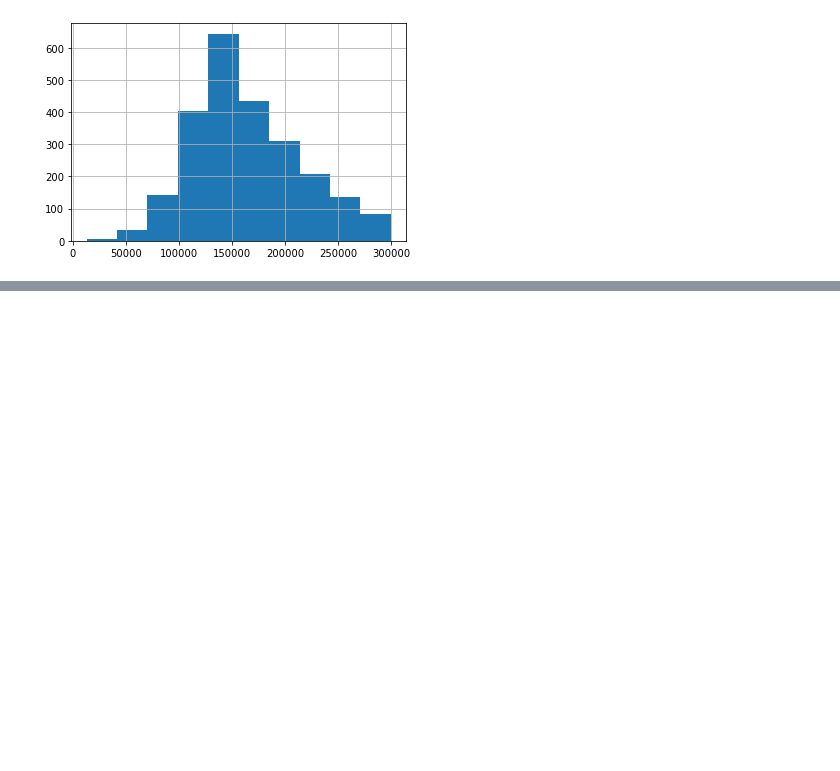
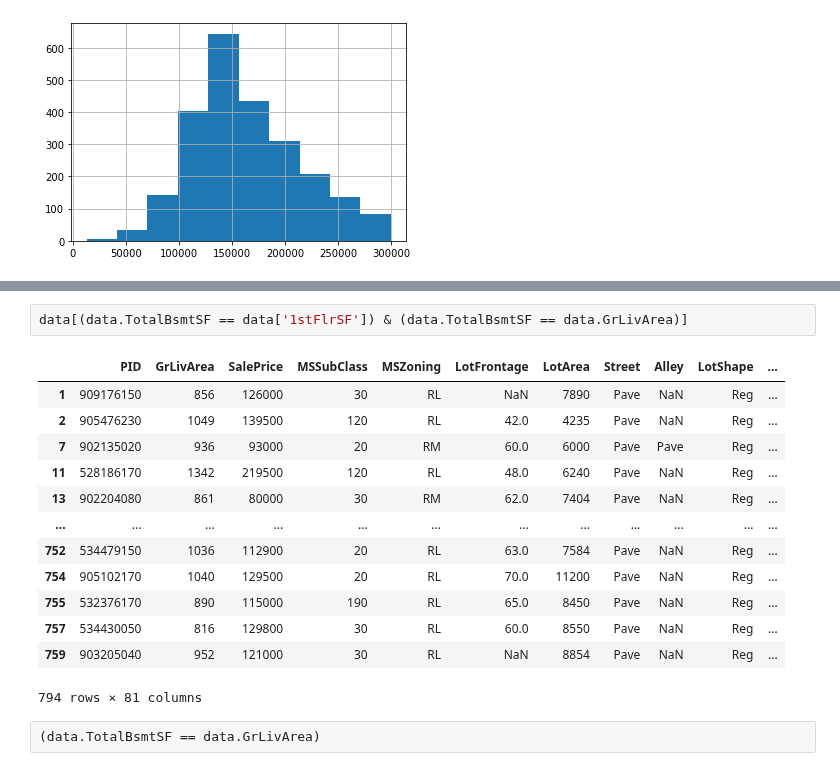
Before and after one commit to djhang99/housing_prices, a Jupyter notebook: Hugh_Goode/Test_Func.ipynb, the cells around one changed output, grey strips where cells are left out. Saved outputs shown, nothing was run; the diff lists cells and outputs as text; blank space fills up the shorter version.

```diff
--- a/Hugh_Goode/Test_Func.ipynb
+++ b/Hugh_Goode/Test_Func.ipynb
@@ -78,0 +95,18 @@ y[y < 300000].hist()
+# %%
+data[(data.TotalBsmtSF == data['1stFlrSF']) & (data.TotalBsmtSF == data.GrLivArea)]
+# %% [output]
+|  | PID | GrLivArea | SalePrice | MSSubClass | MSZoning | LotFrontage | LotArea | Street | Alley | LotShape | ... |
+| 1 | 909176150 | 856 | 126000 | 30 | RL | NaN | 7890 | Pave | NaN | Reg | ... |
+| 2 | 905476230 | 1049 | 139500 | 120 | RL | 42.0 | 4235 | Pave | NaN | Reg | ... |
+| 7 | 902135020 | 936 | 93000 | 20 | RM | 60.0 | 6000 | Pave | Pave | Reg | ... |
+| 11 | 528186170 | 1342 | 219500 | 120 | RL | 48.0 | 6240 | Pave | NaN | Reg | ... |
+| 13 | 902204080 | 861 | 80000 | 30 | RM | 62.0 | 7404 | Pave | NaN | Reg | ... |
+| ... | ... | ... | ... | ... | ... | ... | ... | ... | ... | ... | ... |
+| 752 | 534479150 | 1036 | 112900 | 20 | RL | 63.0 | 7584 | Pave | NaN | Reg | ... |
+| 754 | 905102170 | 1040 | 129500 | 20 | RL | 70.0 | 11200 | Pave | NaN | Reg | ... |
+| 755 | 532376170 | 890 | 115000 | 190 | RL | 65.0 | 8450 | Pave | NaN | Reg | ... |
+| 757 | 534430050 | 816 | 129800 | 30 | RL | 60.0 | 8550 | Pave | NaN | Reg | ... |
+| 759 | 903205040 | 952 | 121000 | 30 | RL | NaN | 8854 | Pave | NaN | Reg | ... |
+794 rows × 81 columns
+# %%
+(data.TotalBsmtSF == data.GrLivArea)
```
Also changed, not shown: parts of 2 cells of this notebook, 13 other files.
